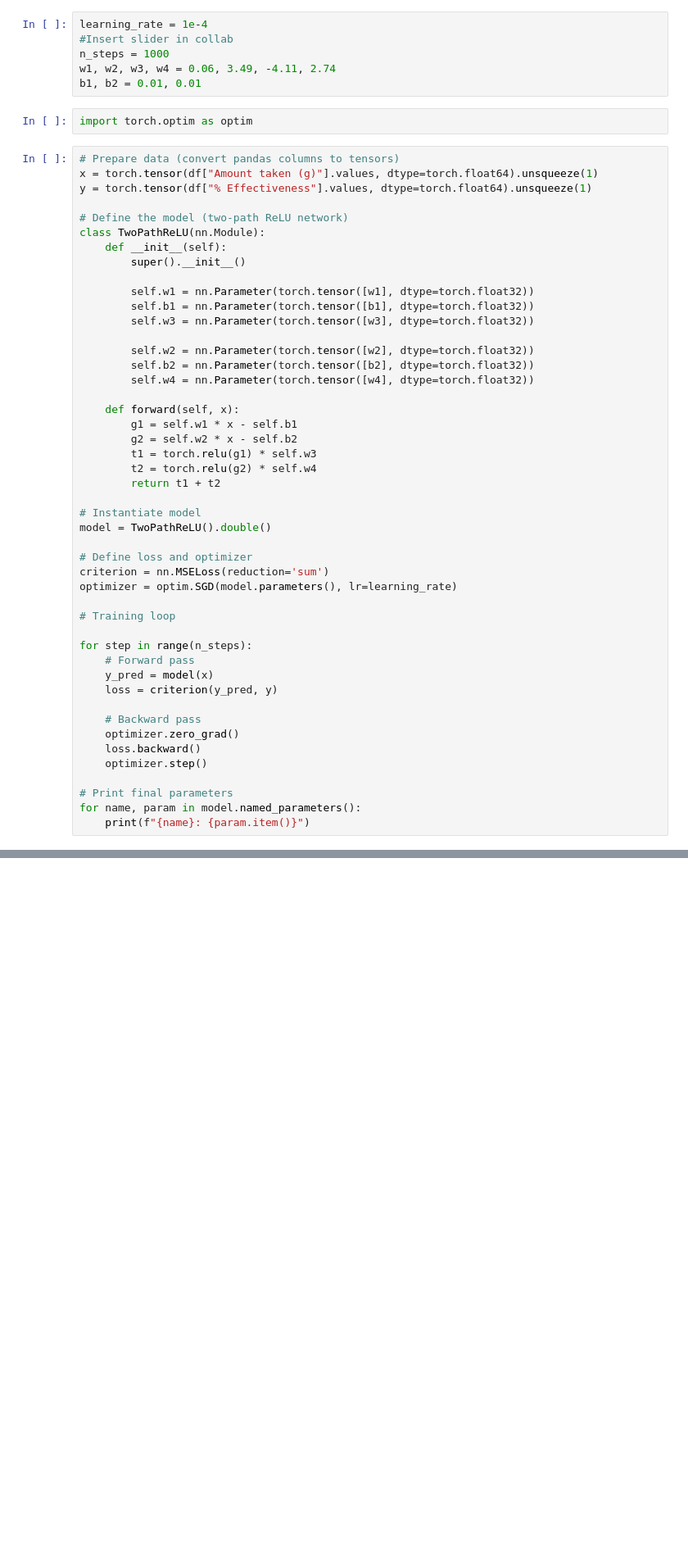
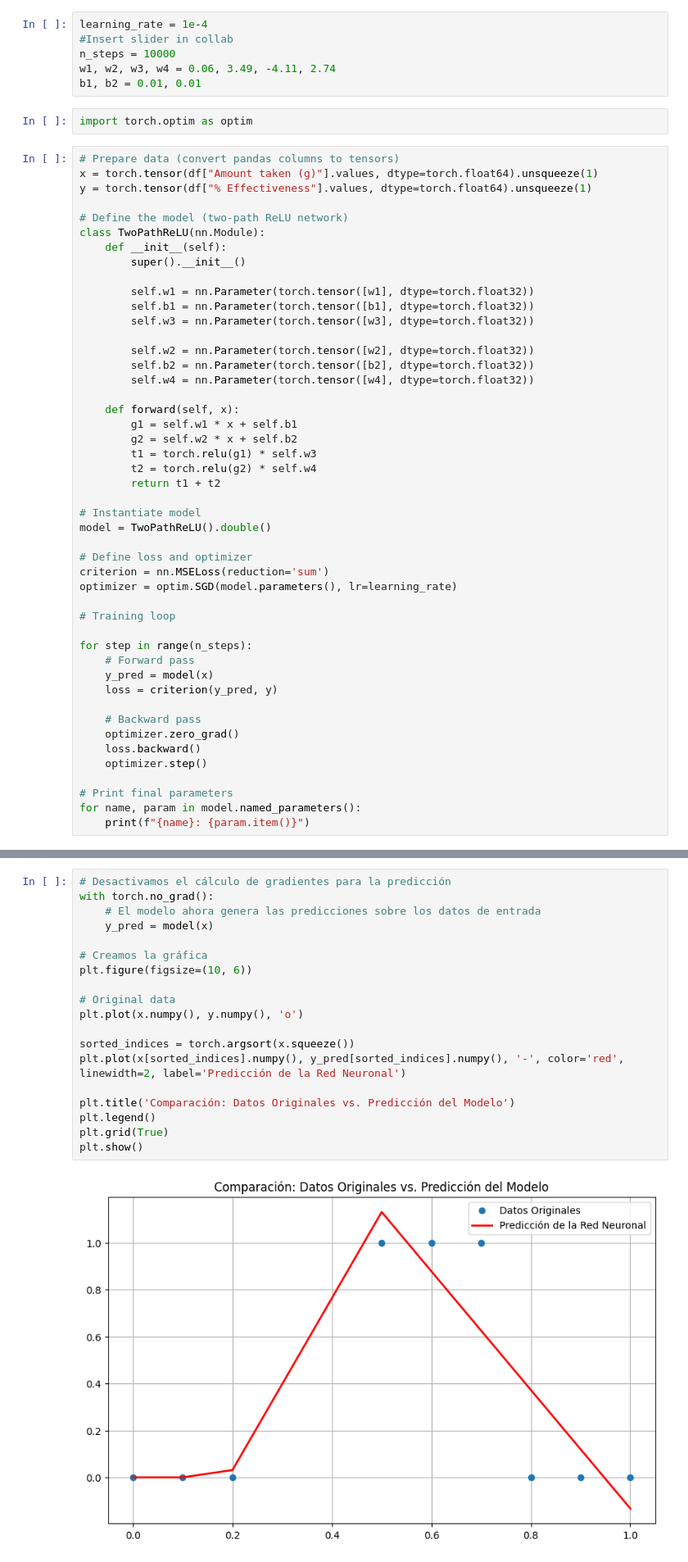
Before and after one commit to AISC-Madrid/workshop-materials, a Jupyter notebook: Neural Networks/NN_notebook.ipynb, the cells around one changed output, grey strips where cells are left out. Shown at 82% size. Saved outputs shown, nothing was run; the diff lists cells and outputs as text; blank space fills up the shorter version.

```diff
--- a/Neural Networks/NN_notebook.ipynb
+++ b/Neural Networks/NN_notebook.ipynb
@@ -258,7 +258,7 @@ Final w4: 0.1245786758060286
 # %%
 learning_rate = 1e-4
 #Insert slider in collab
-n_steps = 1000
+n_steps = 10000
 w1, w2, w3, w4 = 0.06, 3.49, -4.11, 2.74
 b1, b2 = 0.01, 0.01
 # %%
@@ -282,8 +282,8 @@ class TwoPathReLU(nn.Module):
         self.w4 = nn.Parameter(torch.tensor([w4], dtype=torch.float32))
 
     def forward(self, x):
-        g1 = self.w1 * x - self.b1
-        g2 = self.w2 * x - self.b2
+        g1 = self.w1 * x + self.b1
+        g2 = self.w2 * x + self.b2
         t1 = torch.relu(g1) * self.w3
         t2 = torch.relu(g2) * self.w4
         return t1 + t2
@@ -319,0 +320,21 @@ w4: 1.8750811393181837
+# %%
+# Desactivamos el cálculo de gradientes para la predicción
+with torch.no_grad():
+    # El modelo ahora genera las predicciones sobre los datos de entrada
+    y_pred = model(x)
+
+# Creamos la gráfica
+plt.figure(figsize=(10, 6))
+
+# Original data
+plt.plot(x.numpy(), y.numpy(), 'o')
+
+sorted_indices = torch.argsort(x.squeeze())
+plt.plot(x[sorted_indices].numpy(), y_pred[sorted_indices].numpy(), '-', color='red', linewidth=2, label='Predicción de la Red Neuronal')
+
+plt.title('Comparación: Datos Originales vs. Predicción del Modelo')
+plt.legend()
+plt.grid(True)
+plt.show()
+# %% [output]
+[figure, added]
```
Also changed, not shown: parts of 1 cell of this notebook, 1 other file.
